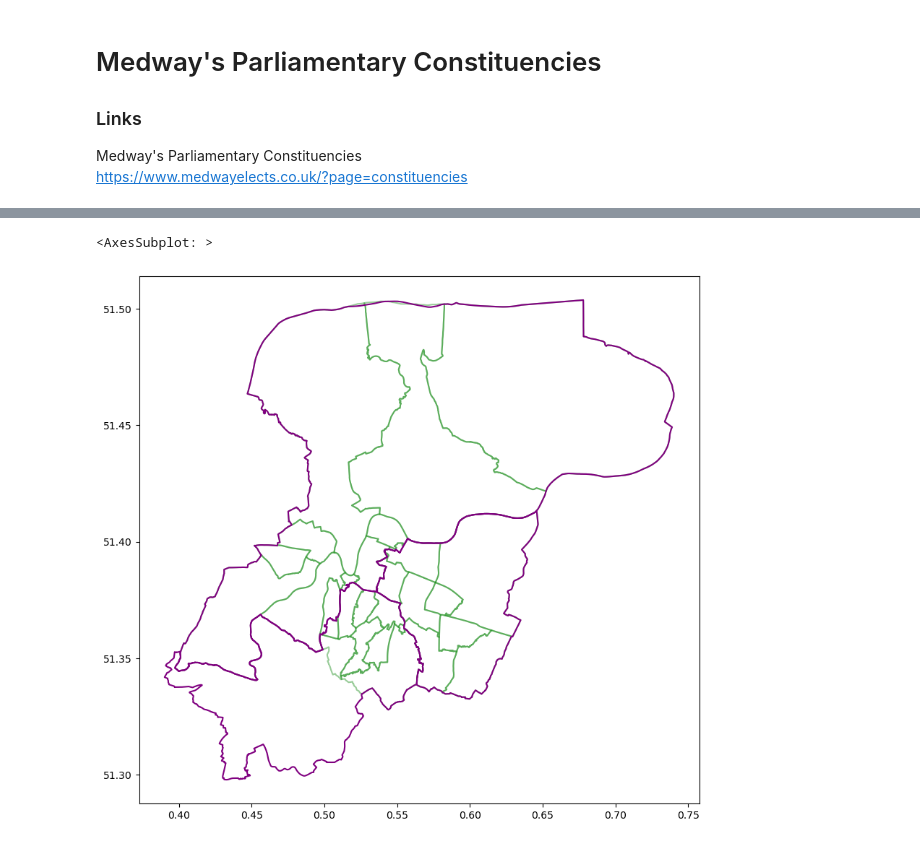
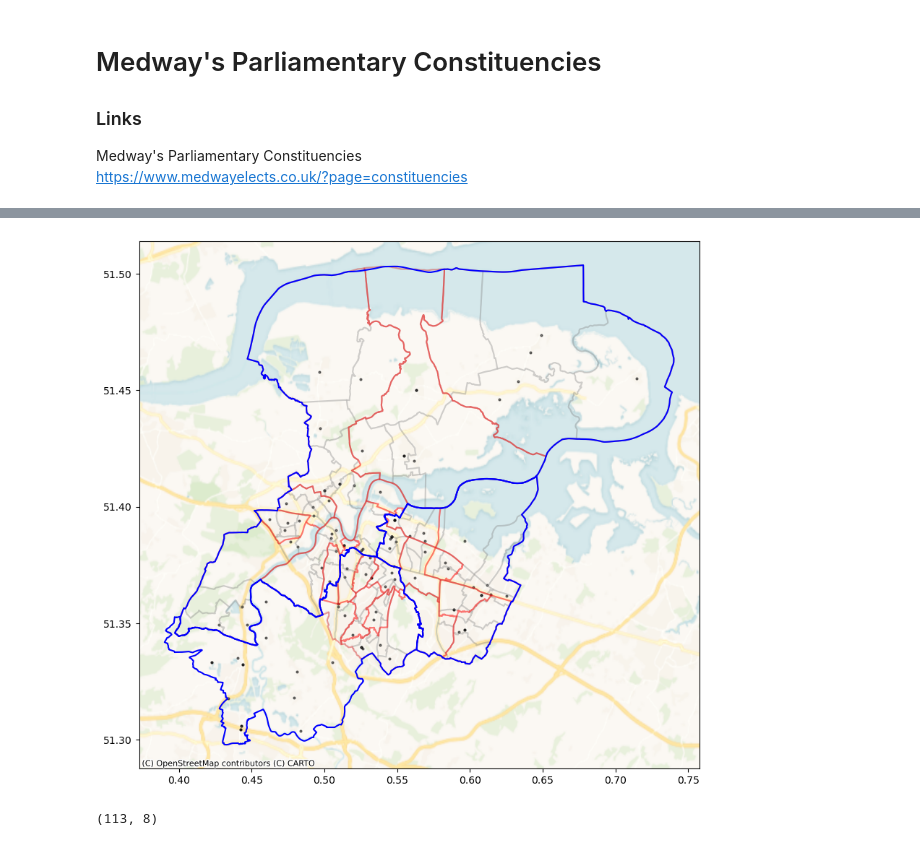
Before and after one commit to quinnphil/medway-local-authority-maps, a Jupyter notebook: ConstituancyBoundaries.ipynb, the cells around one changed output, grey strips where cells are left out. Cells and saved outputs as stored; diff of their text form; code cells hidden in the pictures.

Commit message:
Added various data sources

```diff
--- a/ConstituancyBoundaries.ipynb
+++ b/ConstituancyBoundaries.ipynb
@@ -33,14 +45,14 @@ Saving to: ‘./data/232597_2023_06_27_Final_recommendations_England_gpkg.zip’
 # Constituencies
 path_constituencies = 'data/2023_06_27_Final_recommendations_England.gpkg'
 
-medway_cons = (
+gdf_cons = (
     gpd.read_file(path_constituencies)
     .rename(columns={'Constituen':'Constituency', 'Designatio':'Designation'})
     .to_crs(epsg=4326)
     .loc[lambda _df: _df['Constituency'].isin(medway_constituencies)]
 )
 
-medway_cons
+gdf_cons
 # %% [output]
 |  | ID | Constituency | Electorate | Designation | Region | Area km2 | Density | Sub region | geometry |
 | 347 | 350 | Rochester and Strood | 72155 | County Constituency | South East | 208.90 | 345.40 | Kent | MULTIPOLYGON Z (((0.42603 51.3780... |
@@ -49,13 +61,13 @@ medway_cons
 # %%
 # Wards
 path_wards = 'data/Medway_wards.geojson'
-medway_wards = (
+gdf_wards = (
     gpd.read_file(path_wards)
     # .to_crs(epsg=4326)
     # .loc[lambda _df: _df['Constituency'].isin(medway_constituencies)]
 )
 
-medway_wards.head()
+gdf_wards.head()
 # %% [output]
 |  | OBJECTID | Name | Ward_name | No_of_coun | Current_el | Forecast_e | SHAPE_Leng | SHAPE_Area | geometry |
 | 0 | 1 | Fort Horsted | Fort Horsted | 1 | 3426 | 3653 | 7692.183021 | 2.098186e+06 | POLYGON ((0.49705 51.36034, 0.497... |
@@ -63,3 +75,13 @@ medway_wards.head()
 | 2 | 3 | Lordswood & Walderslade | Lordswood & Walderslade | 3 | 11342 | 11954 | 16858.727262 | 6.744457e+06 | POLYGON ((0.54855 51.36459, 0.548... |
 | 3 | 4 | Princes Park | Princes Park | 2 | 6807 | 7085 | 7820.077862 | 1.634136e+06 | POLYGON ((0.54797 51.36585, 0.548... |
 | 4 | 5 | Hempstead & Wigmore | Hempstead & Wigmore | 2 | 7628 | 8156 | 13225.376909 | 4.504709e+06 | POLYGON ((0.55855 51.3671, 0.5585... |
+# %%
+# Polling District
+path_os = 'data/bdline_gpkg_gb/Data/bdline_gb.gpkg'
+gdf_polling_districts =(
+    gpd.read_file(path_os, layer='polling_districts_england')
+    .loc[lambda _df: _df['Distric_Bo'] == 'Medway (B)']
+    .to_crs(epsg=4326)
+)
+
+gdf_polling_districts.tail(20)
@@ -65,0 +127,10 @@ medway_wards.head()
+# %%
+# Polling Stations
+df_polling_stations = pd.read_csv('data/polling_stations_2024.csv')
+
+gdf_polling_stations = gpd.GeoDataFrame(
+    df_polling_stations,
+    geometry=gpd.points_from_xy(df_polling_stations['longitude'], df_polling_stations['latitude']), crs="EPSG:4326"
+)
+
+gdf_polling_stations
@@ -66,7 +151,18 @@ medway_wards.head()
 # %%
 fig, ax = plt.subplots(figsize=(10,10))
-medway_wards.boundary.plot(ax=ax, color='green', alpha=.4)
-medway_cons.boundary.plot(ax=ax, color='purple')
+gdf_polling_districts.boundary.plot(ax=ax, color='grey', alpha=.2)
+gdf_wards.boundary.plot(ax=ax, color='red', alpha=.3)
+gdf_cons.boundary.plot(ax=ax, color='blue')
+
+
+gdf_polling_stations.plot(ax=ax, color='black', markersize=4, alpha=.5)
+
+# cx.add_basemap(ax,crs=medway_cons.crs, source=cx.providers.CartoDB.Positron)
+cx.add_basemap(ax,crs=gdf_cons.crs, source=cx.providers.CartoDB.VoyagerNoLabels)
 # %% [output]
-<AxesSubplot: >
-[figure, old version]
+[figure, new version]
+# %%
+# gdf_polling_stations.groupby(['POLLING STATION'])['POLLING STATION'].count().shape
+gdf_polling_stations.shape
+# %% [output]
+(113, 8)
```
Also changed, not shown: parts of 6 cells of this notebook, 8 other files.
